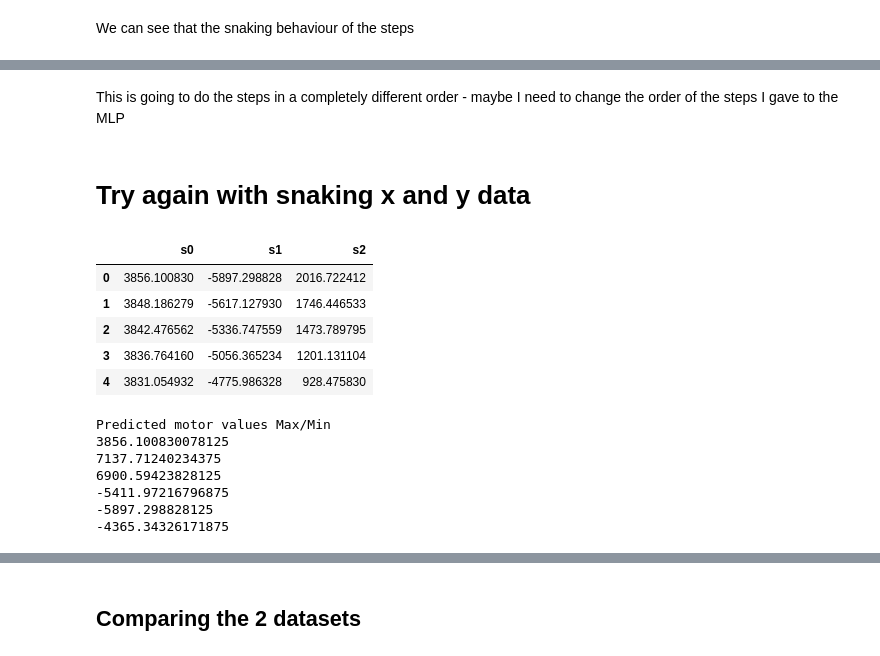
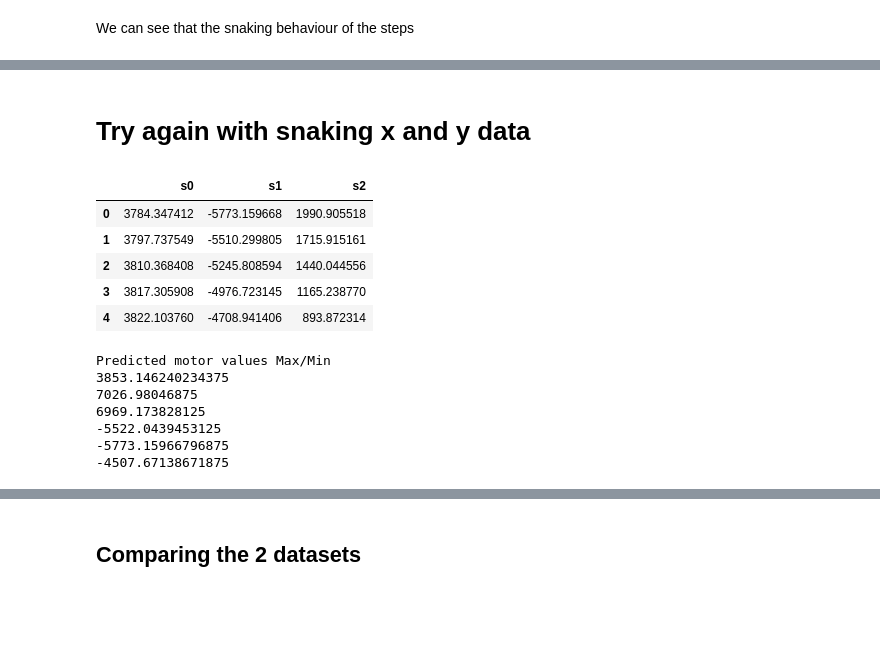
Before and after one commit to Abigail-Yates/DeltabotProject, a Jupyter notebook: TensorFlow/Trials/16Oct_MLP_Pred.ipynb, the cells around one changed output, grey strips where cells are left out. Drawn from its saved outputs; the diff is of its cells as text; code cells hidden in the pictures; blank space fills up the shorter version.

```diff
--- a/TensorFlow/Trials/16Oct_MLP_Pred.ipynb
+++ b/TensorFlow/Trials/16Oct_MLP_Pred.ipynb
@@ -117,32 +62,30 @@ for i, motor in enumerate(["s0", "s1", "s2"]):
-# %% [markdown]
-This is going to do the steps in a completely different order - maybe I need to change the order of the steps I gave to the MLP
 # %% [markdown]
 <h1> Try again with snaking x and y data
 # %%
 #gave those x and y values to the 16Oct MLP
 #output
-pred_snake_steps = pd.read_csv("16Oct_NN_Pred_snake_mesh.csv", names=["s0", "s1", "s2"])
+pred_snake_steps = pd.read_csv("predictions/16Oct_MLP_Pred_snake_mesh.csv", names=["s0", "s1", "s2"])
 display(pred_snake_steps.head())
 print("Predicted motor values Max/Min")
 print(max(pred_snake_steps["s0"]))
 print(max(pred_snake_steps["s1"]))
 print(max(pred_snake_steps["s2"]))
 print(min(pred_snake_steps["s0"]))
 print(min(pred_snake_steps["s1"]))
 print(min(pred_snake_steps["s2"]))
 # %% [output]
 |  | s0 | s1 | s2 |
-| 0 | 3856.100830 | -5897.298828 | 2016.722412 |
-| 1 | 3848.186279 | -5617.127930 | 1746.446533 |
-| 2 | 3842.476562 | -5336.747559 | 1473.789795 |
-| 3 | 3836.764160 | -5056.365234 | 1201.131104 |
-| 4 | 3831.054932 | -4775.986328 | 928.475830 |
+| 0 | 3784.347412 | -5773.159668 | 1990.905518 |
+| 1 | 3797.737549 | -5510.299805 | 1715.915161 |
+| 2 | 3810.368408 | -5245.808594 | 1440.044556 |
+| 3 | 3817.305908 | -4976.723145 | 1165.238770 |
+| 4 | 3822.103760 | -4708.941406 | 893.872314 |
 Predicted motor values Max/Min
-3856.100830078125
-7137.71240234375
-6900.59423828125
--5411.97216796875
--5897.298828125
--4365.34326171875
+3853.146240234375
+7026.98046875
+6969.173828125
+-5522.0439453125
+-5773.15966796875
+-4507.67138671875
 # %%
 pred_snake_steps['sum_motors'] = pred_snake_steps["s0"] + pred_snake_steps["s1"] + pred_snake_steps["s2"]
```
Also changed, not shown: parts of 17 cells of this notebook, 35 other files.
